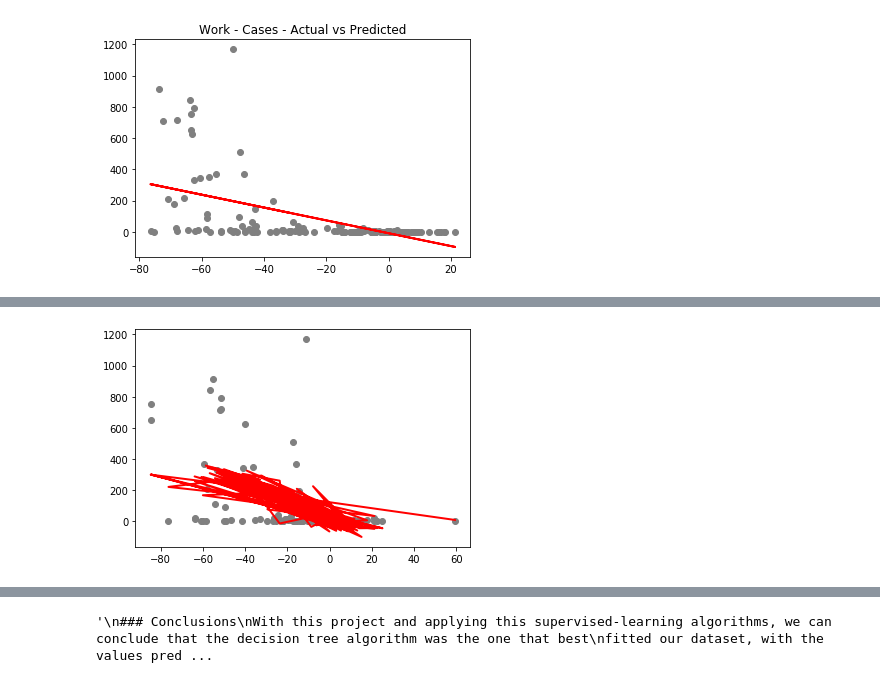
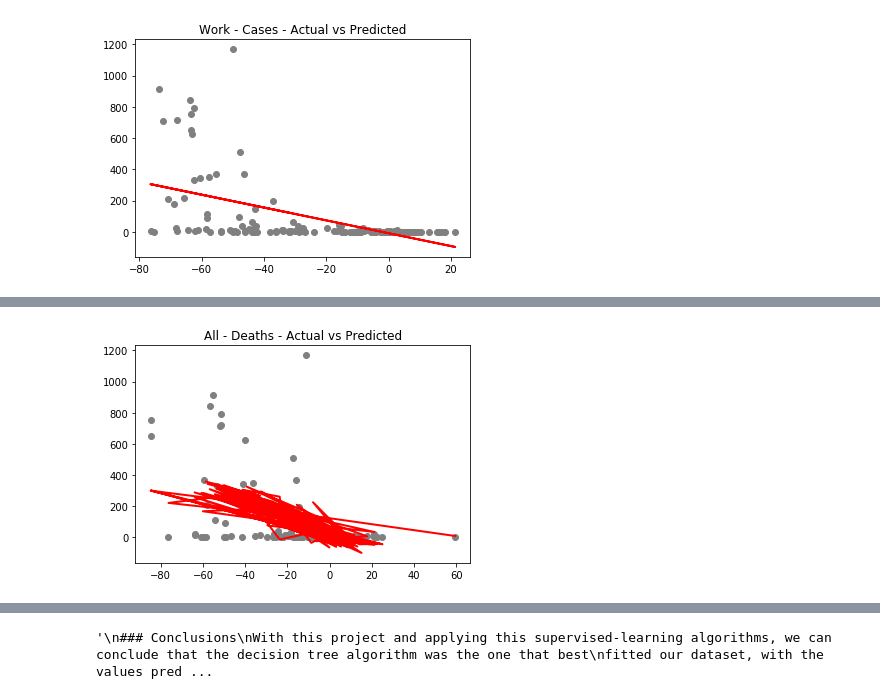
Before and after one commit to leonormsousa/IART_1920, a Jupyter notebook: Proj2/proj.ipynb, the cells around one changed output, grey strips where cells are left out. Cells and saved outputs as stored; diff of their text form; code cells hidden in the pictures.

```diff
--- a/Proj2/proj.ipynb
+++ b/Proj2/proj.ipynb
@@ -1149,21 +1170,23 @@ plt.show()
 # %%
 ## Grocery vs Deaths
 linear_regressor.fit(training, y_deaths_train) #training the algorithm
-grocery_deaths_pred = linear_regressor.predict(test)
+all_deaths_pred = linear_regressor.predict(test)
 
 # Table showing actual vs predicted values
-df = pd.DataFrame({'Actual': y_deaths_test.flatten(), 'Predicted': grocery_deaths_pred.flatten()})
+df = pd.DataFrame({'Actual': y_deaths_test.flatten(), 'Predicted': all_deaths_pred.flatten()})
 df
 
 # Graphic showing actual vs predicted values
 df1 = df.head(25)
 df1.plot(kind='bar',figsize=(16,10))
+plt.title('All - Deaths - Actual vs Predicted')
 plt.grid(which='major', linestyle='-', linewidth='0.5', color='green')
 plt.grid(which='minor', linestyle=':', linewidth='0.5', color='black')
 plt.show()
 
 # Graphic showing result of the linear regression
+plt.title('All - Deaths - Actual vs Predicted')
 plt.scatter(X_grocery_test, y_deaths_test,  color='gray')
-plt.plot(X_grocery_test, grocery_deaths_pred, color='red', linewidth=2)
+plt.plot(X_grocery_test, all_deaths_pred, color='red', linewidth=2)
 plt.show()
 # %% [output]
@@ -1171,4 +1194,4 @@ plt.show()
-[figure, old version]
+[figure, new version]
 # %%
 ### Decision Tree
 
```
Also changed, not shown: parts of 24 cells of this notebook.
